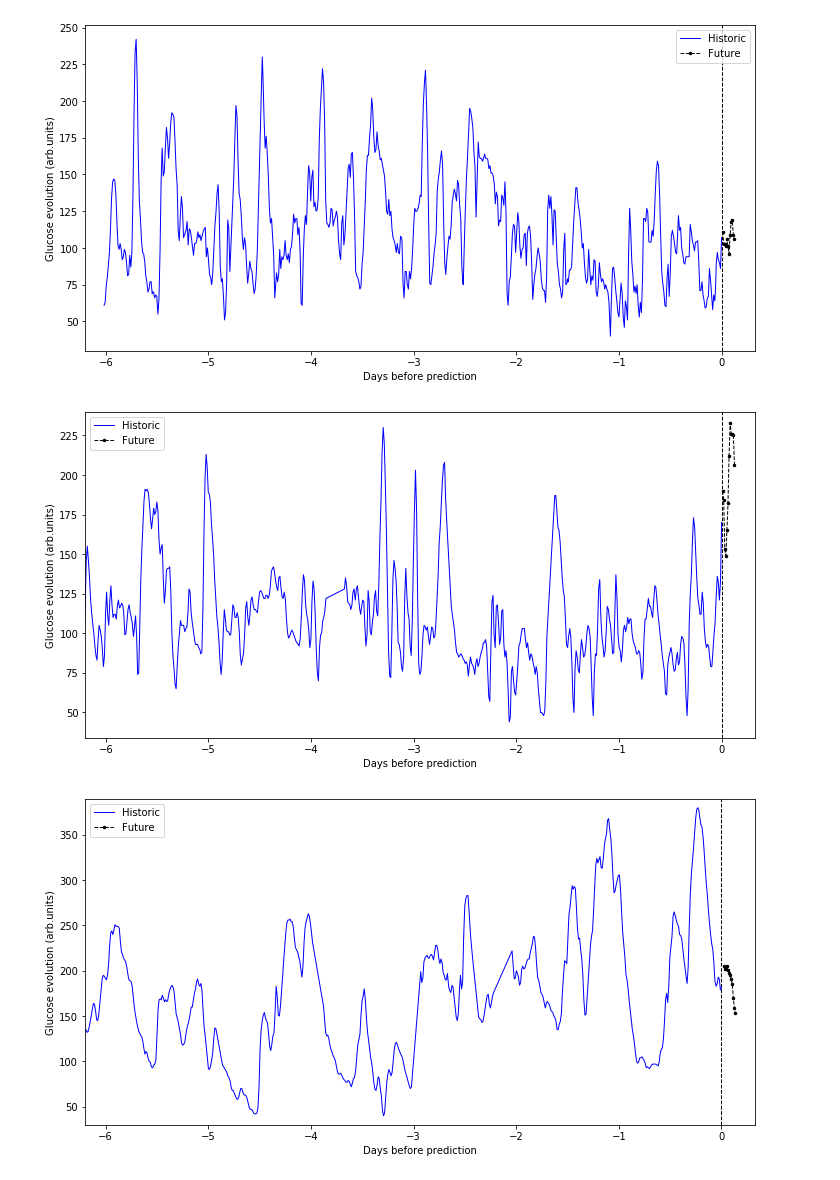
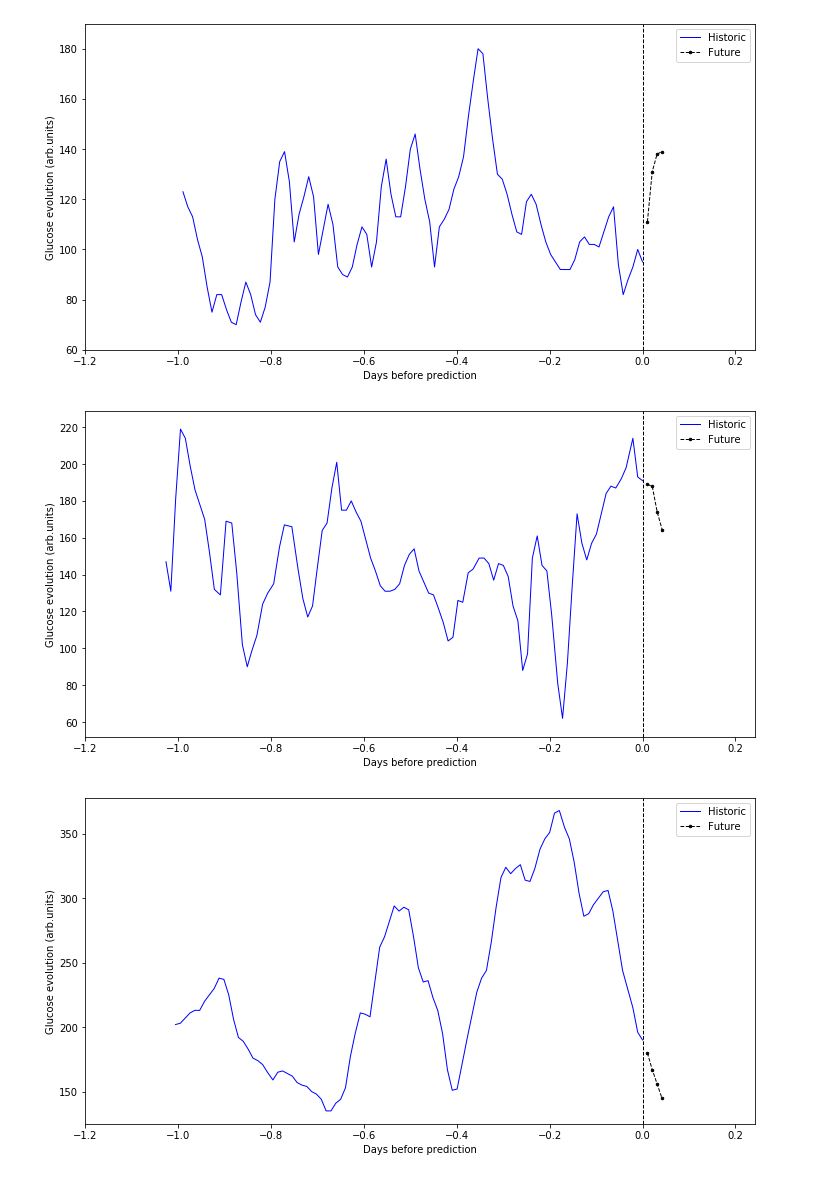
Before and after one commit to juan-arevalo/sugar_level_prediction, a Jupyter notebook: explore/data_exploration.ipynb, the cells around one changed output. Drawn from its saved outputs; the diff is of its cells as text; code cells hidden in the pictures.

```diff
--- a/explore/data_exploration.ipynb
+++ b/explore/data_exploration.ipynb
@@ -26,6 +390,10 @@ Mounted at /content/drive
 # %%
+# set the root data where you have uncompress the zip file
 root = '/content/drive/My Drive/Colab Notebooks/sugar_level_prediction/data/'
-outdir = os.path.join(root, 'processed', datetime.now().strftime("%Y-%m-%d"))
+
+# list csv files iwth raw data
+files = [f for f in os.listdir(root) if os.path.isfile(os.path.join(root, f))]
+
+# folder to store processed files
+outdir = os.path.join(root, 'processed')
 os.makedirs(outdir, exist_ok=True)
-
-files = [f for f in os.listdir(root) if os.path.isfile(os.path.join(root, f))]
@@ -449,0 +400,22 @@ Saving
+# %%
+hours = 1
+noise = 0.0
+days = 1
+seed = 17082
+max_tol = 1.05
+min_tol = 0.95
+train_samples_no_replace =  1.0
+train_samples_replace = 3
+
+# Change append to true if you want to process just some specific files
+append = False
+verbose = True
+
+dfs, sampling = load_df(files, outdir=outdir, outname='raw_data.csv',
+                        append=append, verbose=verbose)
+print(sampling)
+dfs.head()
+
+train, vad, test = generate_train_vad_test(dfs, hours, days, noise, max_tol,
+  min_tol, train_samples_no_replace, train_samples_replace, outdir, seed,
+  append=append, verbose=verbose)
@@ -450,4 +440,9 @@ Saving
 # %%
+# we need this variables for plotting some sequences
+history = int(days * 24 * 4)
+future = int(hours * 4)
+assert vad.shape[1] == history + future + 2
+
 for _ in np.arange(10):
 
   plt.figure(figsize=(12, 6))
@@ -456,7 +451,7 @@ for _ in np.arange(10):
   xf, xl = vad[idx, :history, 0], vad[idx, history:history+future, 0]
   yf, yl = vad[idx, :history, -1], vad[idx, history:history+future, -1]
 
-  scale = vad[idx, history+future:, -1]
+  scale = vad[idx, history+future:history+future+2, -1]
   yf = rescale(yf, scale)
   yl = rescale(yl, scale)
 
@@ -468,7 +463,7 @@ for _ in np.arange(10):
   plt.vlines(x=0, ymin=ymin, ymax=ymax, colors='k', linewidth=1, linestyles='--')
 
   plt.ylim(ymin, ymax)
-  plt.xlim(-history/4/24/history_steps-0.2, future/4/24/future_steps+0.2)
+  plt.xlim(-history/4/24 - 0.2, future/4/24 + 0.2)
 
   plt.ylabel('Glucose evolution (arb.units)')
   plt.xlabel('Days before prediction')
@@ -479,3 +474,3 @@ for _ in np.arange(10):
-[figure, old version]
+[figure, new version]
-[figure, old version]
+[figure, new version]
-[figure, old version]
+[figure, new version]
```
Also changed, not shown: parts of 31 cells of this notebook.
